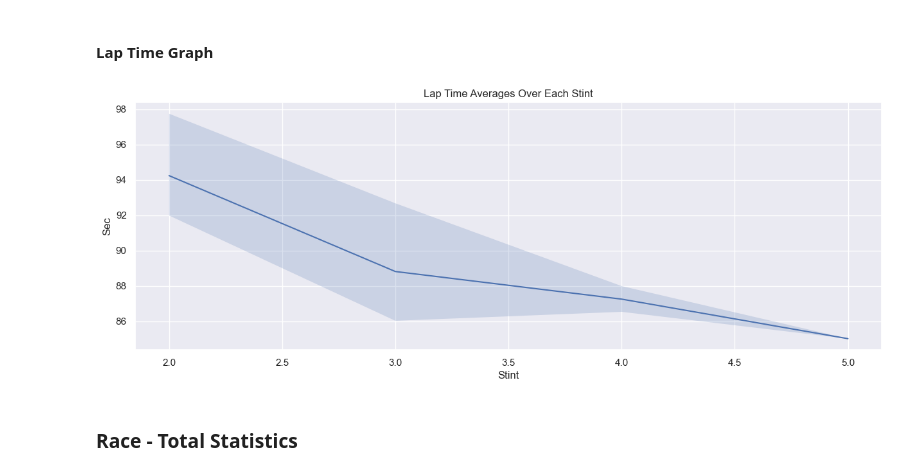
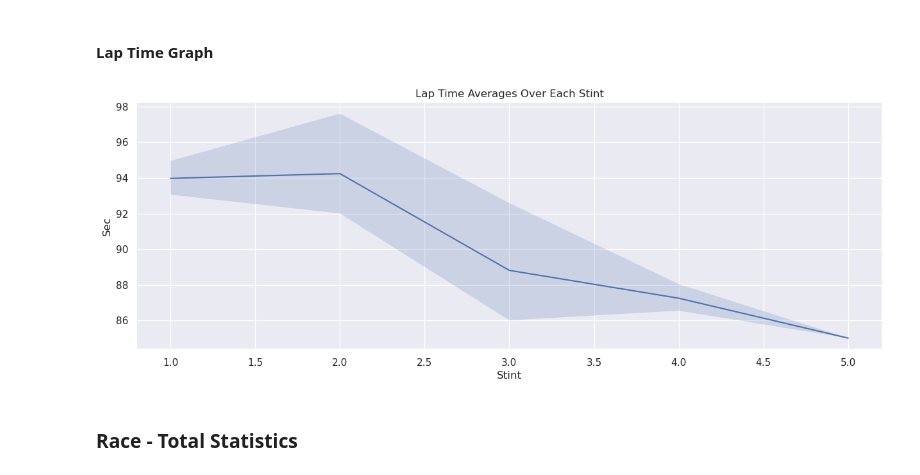
Before and after one commit to MyNameIsCalvinDavis/Data-Science, a Jupyter notebook: F1/F1.ipynb, the cells around one changed output. Cells and saved outputs as stored; diff of their text form; code cells hidden in the pictures.

```diff
--- a/F1/F1.ipynb
+++ b/F1/F1.ipynb
@@ -1294,21 +1294,21 @@ laps.pivot_table(index="Team", values=["Driver"], aggfunc=lambda x: ", ".join(x)
 # %%
 lapsg = laps_raw[laps_raw["EventName"] == race][["Driver", "Stint", "Sec"]] \
         .groupby(["Driver", "Stint"]).mean().reset_index()
 
-lapsg = lapsg[lapsg["Stint"] > 1]
+# lapsg = lapsg[lapsg["Stint"] > 1]
 
 fig,ax = plt.subplots(figsize=(15,5))
 # gs = gridspec.GridSpec(1,1)
 # ax = fig.add_subplot(gs[0,0])
 # ax.set_title("Lap Time Averages Over Time")
 
 # sns.lineplot(data=lapsg, x="Stint", y="Sec", ax=ax, palette="gist_ncar")
 p = so.Plot(data=lapsg, x="Stint", y="Sec") \
     .add(so.Line(), so.Agg()) \
     .add(so.Band(), so.Est()) \
     .on(ax).label(title="Lap Time Averages Over Each Stint").show()
 # %% [output]
-[figure, old version]
+[figure, new version]
 # %% [markdown]
 ### Race - Total Statistics
 # %% [markdown]
```
Also changed, not shown: parts of 20 cells of this notebook.
